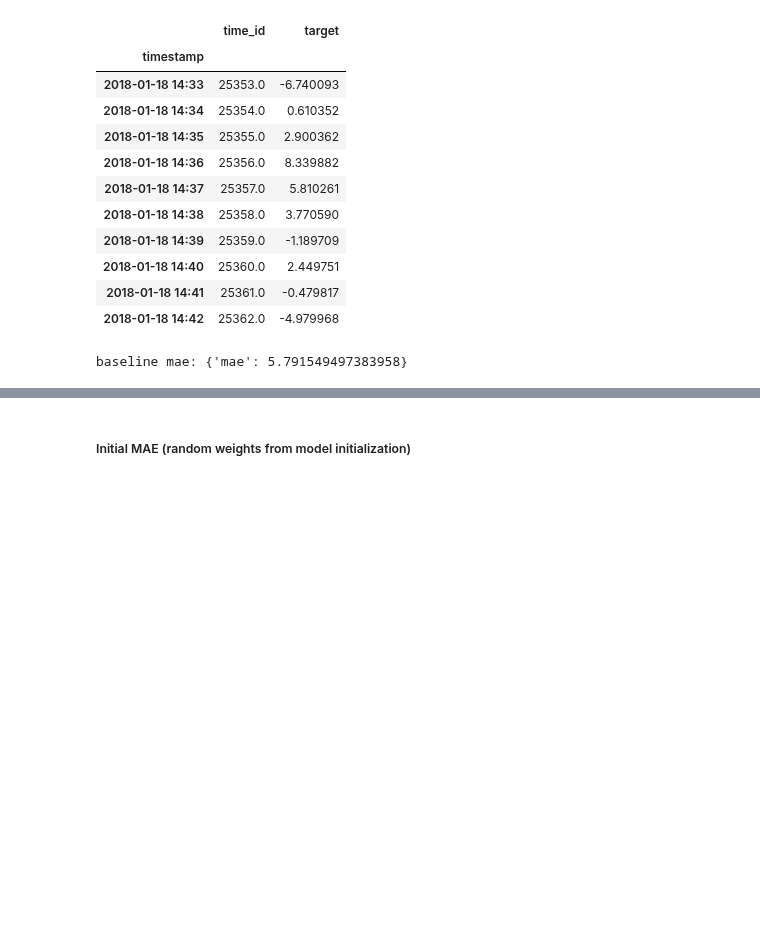
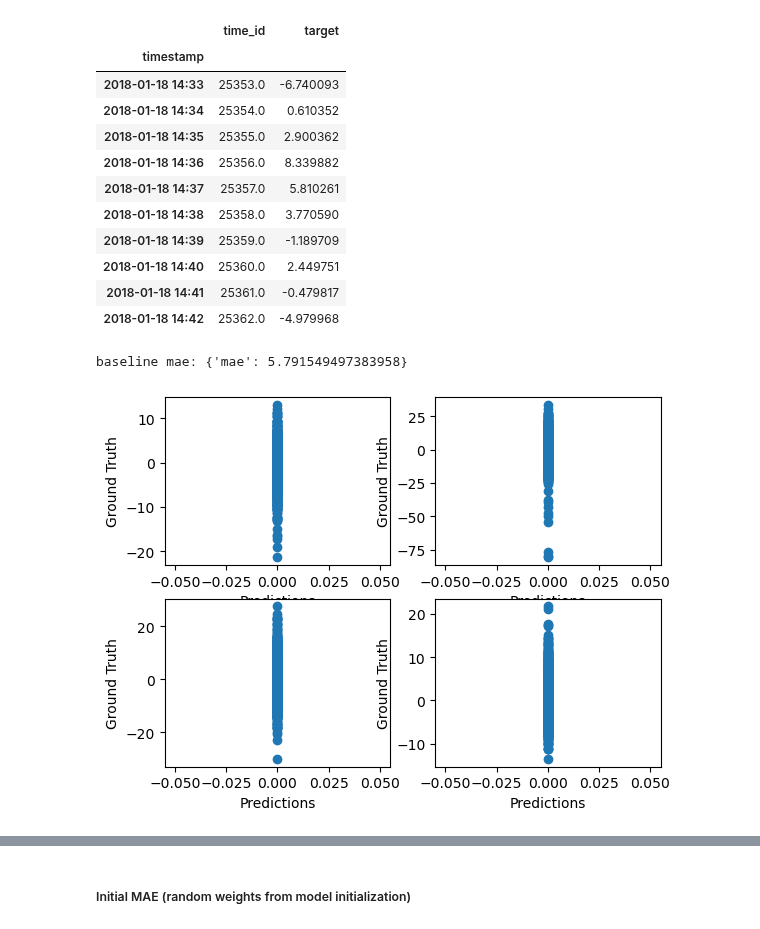
Before and after one commit to florencetsang/optiver2023, a Jupyter notebook: florence/time-series-transformer.ipynb, the cells around one changed output, grey strips where cells are left out. Saved outputs shown, nothing was run; the diff lists cells and outputs as text; code cells hidden in the pictures; blank space fills up the shorter version.

Commit message:
Plot correlation between predictions and ground truth.

```diff
--- a/florence/time-series-transformer.ipynb
+++ b/florence/time-series-transformer.ipynb
@@ -1036,3 +1038,29 @@ baseline_mae = mae_metric.compute(predictions=baseline_predictions, references=v
 print(f"baseline mae: {baseline_mae}")
 # %% [output]
 baseline mae: {'mae': 5.791549497383958}
+# %%
+def plot_predictions(axis, predictions, ground_truth, stock_id):
+    # expected format: (total # of pred,)
+    # stock 0 y0, stock 0 y1, ..., stock 0 yn, stock 1 y0, stock 1 y1, ...
+    if stock_id >= 0:
+        predictions_reshaped = predictions.reshape((200, -1))
+        ground_truth_reshaped = ground_truth.reshape((200, -1))
+        predictions_for_stock = predictions_reshaped[stock_id]
+        ground_truth_for_stock = ground_truth_reshaped[stock_id]
+        # print(predictions.shape, ground_truth.shape, stock_id, predictions_reshaped.shape, ground_truth_reshaped.shape, predictions_for_stock.shape, ground_truth_for_stock.shape)
+        axis.scatter(predictions_for_stock, ground_truth_for_stock)
+        axis.set_xlabel("Predictions")
+        axis.set_ylabel("Ground Truth")
+    else:
+        # print(predictions.shape, ground_truth.shape, stock_id)
+        axis.scatter(predictions, ground_truth)
+        axis.set_xlabel("Predictions")
+        axis.set_ylabel("Ground Truth")
+# %%
+fig, axs = plt.subplots(2, 2)
+plot_predictions(axs[0, 0], baseline_predictions, val_set_ground_truth, 0)
+plot_predictions(axs[0, 1], baseline_predictions, val_set_ground_truth, 1)
+plot_predictions(axs[1, 0], baseline_predictions, val_set_ground_truth, 2)
+plot_predictions(axs[1, 1], baseline_predictions, val_set_ground_truth, 3)
+# %% [output]
+[figure, added]
```
Also changed, not shown: parts of 21 cells of this notebook.
